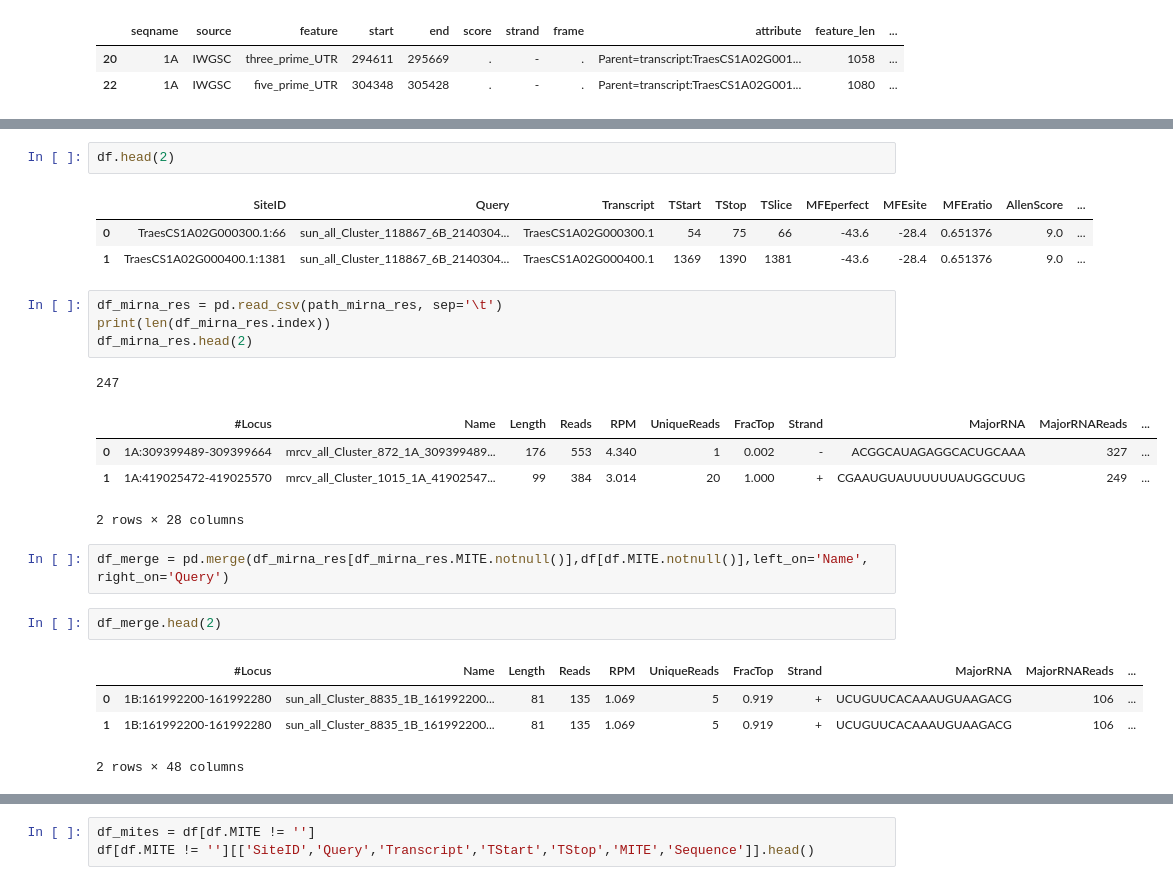
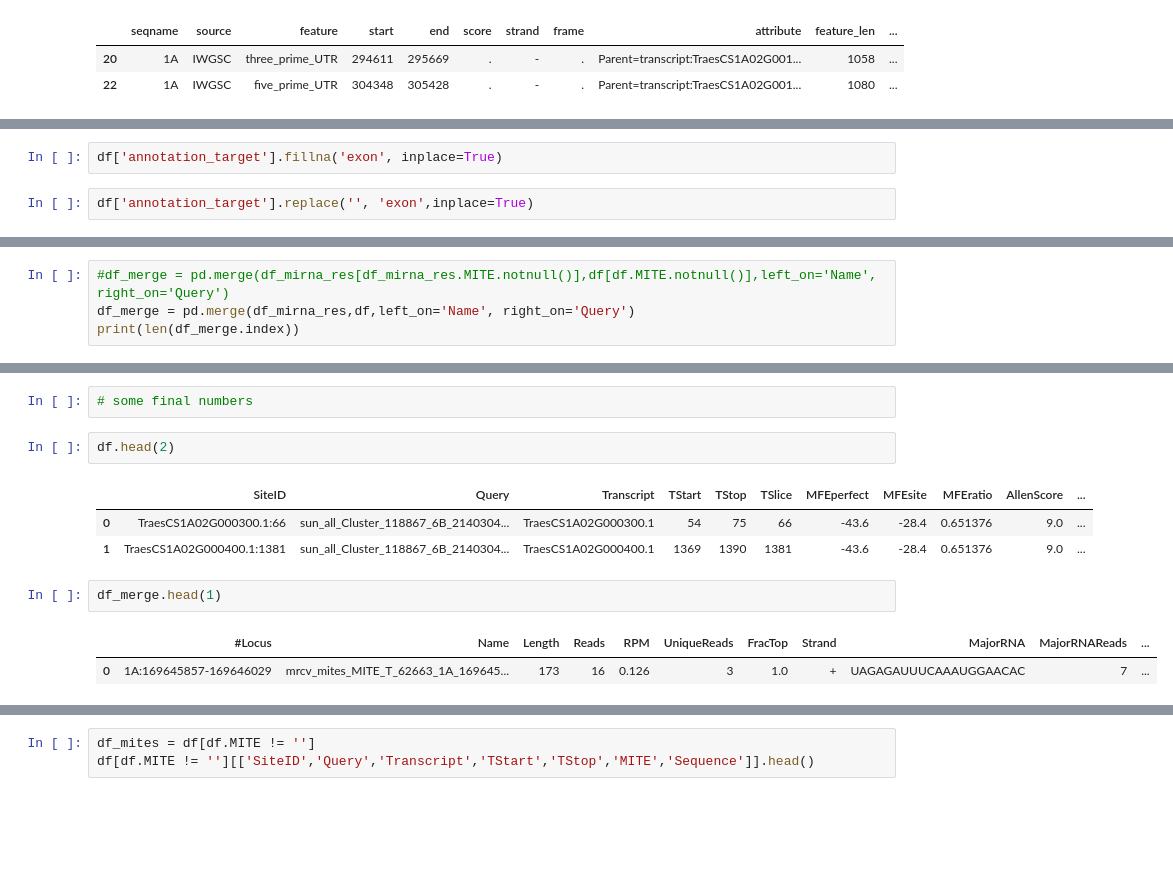
Before and after one commit to juancresc/mirna_mite, a Jupyter notebook: 2_analysis/2_cleavage.ipynb, the cells around one changed output, grey strips where cells are left out. Saved outputs shown, nothing was run; the diff lists cells and outputs as text; blank space fills up the shorter version.

```diff
--- a/2_analysis/2_cleavage.ipynb
+++ b/2_analysis/2_cleavage.ipynb
@@ -607,0 +338,4 @@ path_res_final
+# %%
+df['annotation_target'].fillna('exon', inplace=True)
+# %%
+df['annotation_target'].replace('', 'exon',inplace=True)
@@ -607,0 +426,4 @@ path_res_final
+# %%
+#df_merge = pd.merge(df_mirna_res[df_mirna_res.MITE.notnull()],df[df.MITE.notnull()],left_on='Name', right_on='Query')
+df_merge = pd.merge(df_mirna_res,df,left_on='Name', right_on='Query')
+print(len(df_merge.index))
@@ -608,25 +453,13 @@ path_res_final
+# %%
+# some final numbers
 # %%
 df.head(2)
 # %% [output]
 |  | SiteID | Query | Transcript | TStart | TStop | TSlice | MFEperfect | MFEsite | MFEratio | AllenScore | ... |
 | 0 | TraesCS1A02G000300.1:66 | sun_all_Cluster_118867_6B_2140304... | TraesCS1A02G000300.1 | 54 | 75 | 66 | -43.6 | -28.4 | 0.651376 | 9.0 | ... |
 | 1 | TraesCS1A02G000400.1:1381 | sun_all_Cluster_118867_6B_2140304... | TraesCS1A02G000400.1 | 1369 | 1390 | 1381 | -43.6 | -28.4 | 0.651376 | 9.0 | ... |
-# %%
-df_mirna_res = pd.read_csv(path_mirna_res, sep='\t')
-print(len(df_mirna_res.index))
-df_mirna_res.head(2)
-# %% [output]
-247
-|  | #Locus | Name | Length | Reads | RPM | UniqueReads | FracTop | Strand | MajorRNA | MajorRNAReads | ... |
-| 0 | 1A:309399489-309399664 | mrcv_all_Cluster_872_1A_309399489... | 176 | 553 | 4.340 | 1 | 0.002 | - | ACGGCAUAGAGGCACUGCAAA | 327 | ... |
-| 1 | 1A:419025472-419025570 | mrcv_all_Cluster_1015_1A_41902547... | 99 | 384 | 3.014 | 20 | 1.000 | + | CGAAUGUAUUUUUUAUGGCUUG | 249 | ... |
-2 rows × 28 columns
-# %%
-df_merge = pd.merge(df_mirna_res[df_mirna_res.MITE.notnull()],df[df.MITE.notnull()],left_on='Name', right_on='Query')
 # %%
-df_merge.head(2)
+df_merge.head(1)
 # %% [output]
 |  | #Locus | Name | Length | Reads | RPM | UniqueReads | FracTop | Strand | MajorRNA | MajorRNAReads | ... |
-| 0 | 1B:161992200-161992280 | sun_all_Cluster_8835_1B_161992200... | 81 | 135 | 1.069 | 5 | 0.919 | + | UCUGUUCACAAAUGUAAGACG | 106 | ... |
-| 1 | 1B:161992200-161992280 | sun_all_Cluster_8835_1B_161992200... | 81 | 135 | 1.069 | 5 | 0.919 | + | UCUGUUCACAAAUGUAAGACG | 106 | ... |
+| 0 | 1A:169645857-169646029 | mrcv_mites_MITE_T_62663_1A_169645... | 173 | 16 | 0.126 | 3 | 1.0 | + | UAGAGAUUUCAAAUGGAACAC | 7 | ... |
-2 rows × 48 columns
```
Also changed, not shown: parts of 89 cells of this notebook, 1 other file.
